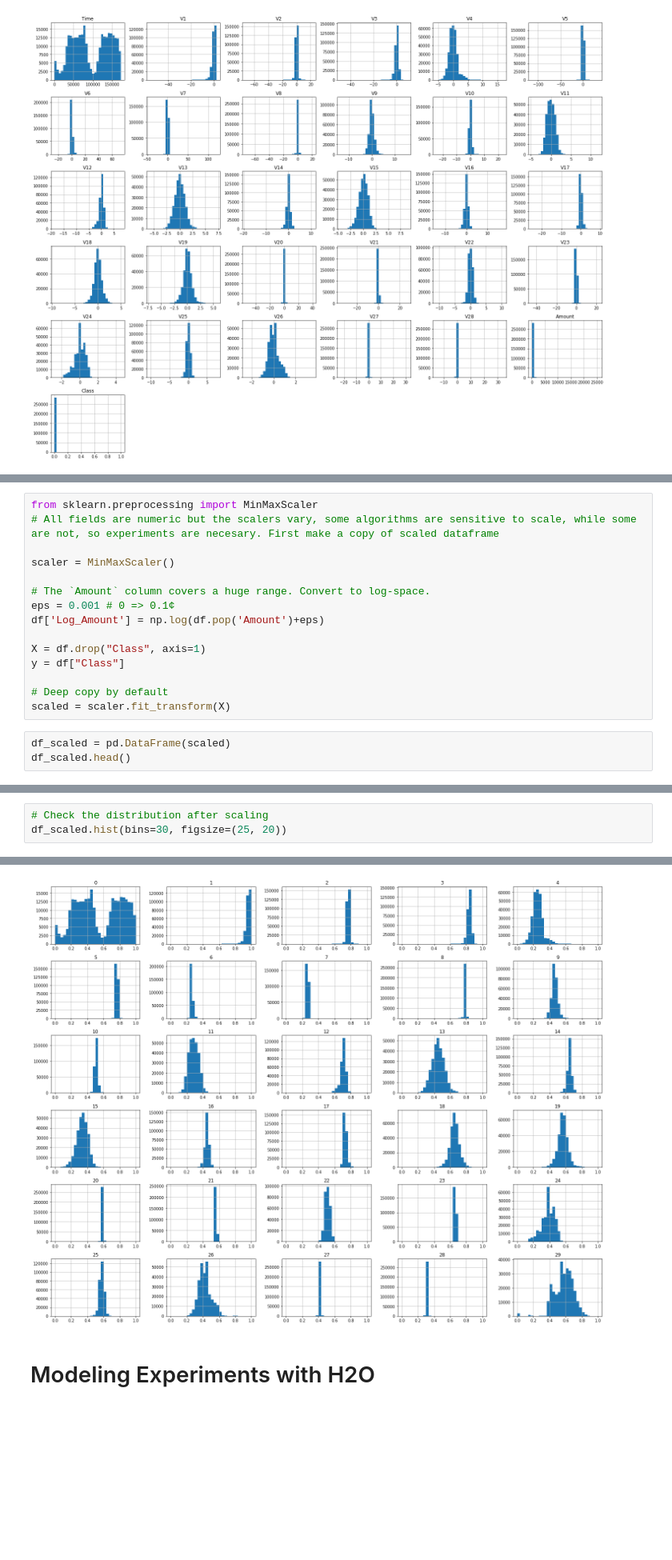
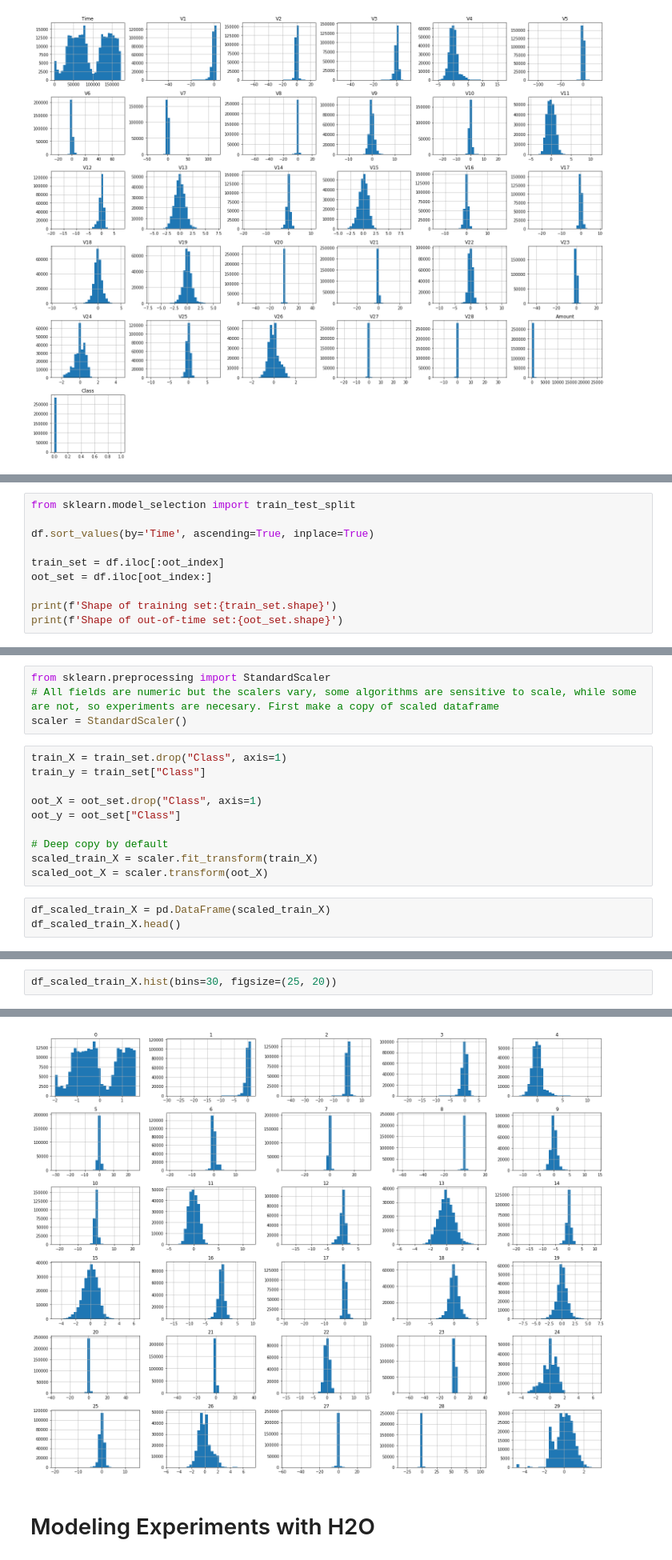
Before and after one commit to Realvincentyuan/Machine_Learning_Lab, a Jupyter notebook: creditcard-fraud-prediction.ipynb, the cells around one changed output, grey strips where cells are left out. Shown at 80% size. Drawn from its saved outputs; the diff is of its cells as text; blank space fills up the shorter version.

```diff
--- a/creditcard-fraud-prediction.ipynb
+++ b/creditcard-fraud-prediction.ipynb
@@ -106,0 +145,10 @@ array([[<AxesSubplot:title={'center':'Time'}>,
+# %%
+from sklearn.model_selection import train_test_split
+
+df.sort_values(by='Time', ascending=True, inplace=True)
+
+train_set = df.iloc[:oot_index]
+oot_set = df.iloc[oot_index:]
+
+print(f'Shape of training set:{train_set.shape}')
+print(f'Shape of out-of-time set:{oot_set.shape}')
@@ -107,20 +202,19 @@ array([[<AxesSubplot:title={'center':'Time'}>,
 # %%
-from sklearn.preprocessing import MinMaxScaler
+from sklearn.preprocessing import StandardScaler
 # All fields are numeric but the scalers vary, some algorithms are sensitive to scale, while some are not, so experiments are necesary. First make a copy of scaled dataframe
-
-scaler = MinMaxScaler()
-
-# The `Amount` column covers a huge range. Convert to log-space.
-eps = 0.001 # 0 => 0.1¢
-df['Log_Amount'] = np.log(df.pop('Amount')+eps)
-
-X = df.drop("Class", axis=1)
-y = df["Class"]
-
-# Deep copy by default
-scaled = scaler.fit_transform(X)
+scaler = StandardScaler()
+# %%
+train_X = train_set.drop("Class", axis=1)
+train_y = train_set["Class"]
+
+oot_X = oot_set.drop("Class", axis=1)
+oot_y = oot_set["Class"]
+
+# Deep copy by default
+scaled_train_X = scaler.fit_transform(train_X)
+scaled_oot_X = scaler.transform(oot_X)
 # %%
-df_scaled = pd.DataFrame(scaled)
-df_scaled.head()
+df_scaled_train_X = pd.DataFrame(scaled_train_X)
+df_scaled_train_X.head()
 # %% [output]
 |  | 0 | 1 | 2 | 3 | 4 | 5 | 6 | 7 | 8 | 9 | ... | ... |
@@ -133,25 +229,24 @@ df_scaled.head()
 # %%
-# Check the distribution after scaling
-df_scaled.hist(bins=30, figsize=(25, 20))
+df_scaled_train_X.hist(bins=30, figsize=(25, 20))
 # %% [output]
 array([[<AxesSubplot:title={'center':'0'}>,
         <AxesSubplot:title={'center':'1'}>,
         <AxesSubplot:title={'center':'2'}>,
         <AxesSubplot:title={'center':'3'}>,
         <AxesSubplot:title={'center':'4'}>],
        [<AxesSubplot:title={'center':'5'}>,
         <AxesSubplot:title={'center':'6'}>,
         <AxesSubplot:title={'center':'7'}>,
         <AxesSubplot:title={'center':'8'}>,
         <AxesSubplot:title={'center':'9'}>],
        [<AxesSubplot:title={'center':'10'}>,
         <AxesSubplot:title={'center':'11'}>,
 ... (14 lines left out)
         <AxesSubplot:title={'center':'26'}>,
         <AxesSubplot:title={'center':'27'}>,
         <AxesSubplot:title={'center':'28'}>,
         <AxesSubplot:title={'center':'29'}>]], dtype=object)
-[figure, old version]
+[figure, new version]
 # %% [markdown]
 # Modeling Experiments with H2O
 # %%
```
Also changed, not shown: parts of 72 cells of this notebook.
